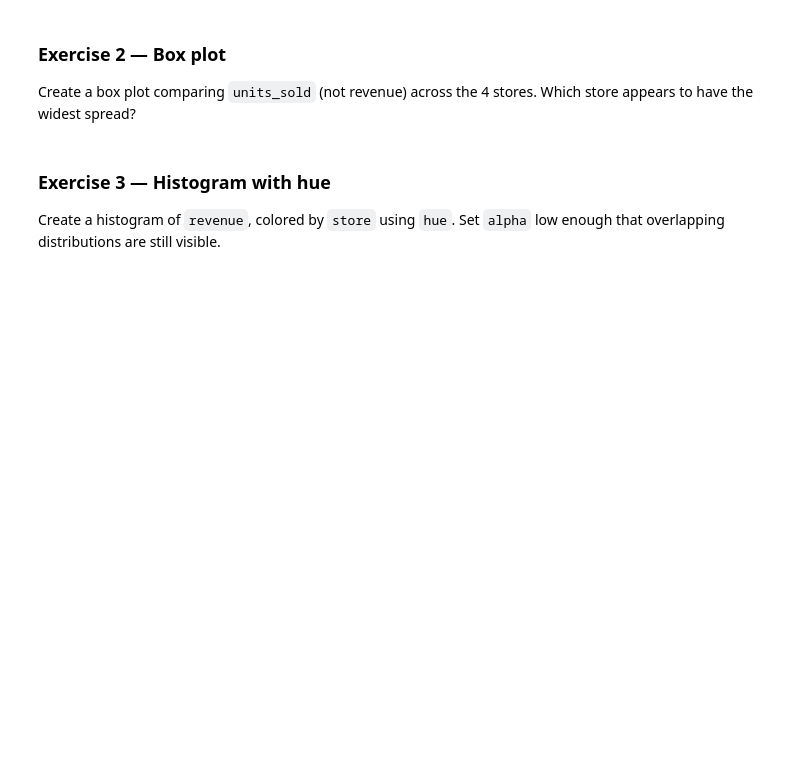
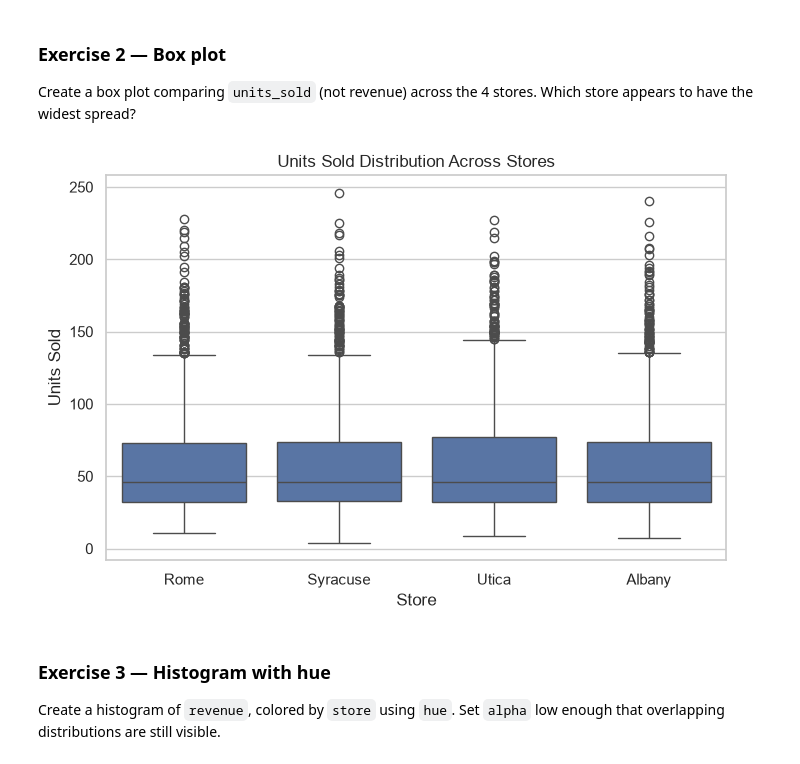
Before and after one commit to NicolasVA90/DSA_504_excercise, a Jupyter notebook: DSA504_Class9_Visualization_II_seaborn_upload.ipynb, the cells around one changed output. Saved outputs shown, nothing was run; the diff lists cells and outputs as text; code cells hidden in the pictures; blank space fills up the shorter version.

```diff
--- a/DSA504_Class9_Visualization_II_seaborn_upload.ipynb
+++ b/DSA504_Class9_Visualization_II_seaborn_upload.ipynb
@@ -146,7 +200,16 @@ Create a seaborn bar plot showing total (not average) `units_sold` per store. Re
 ### Exercise 2 — Box plot
 Create a box plot comparing `units_sold` (not revenue) across the 4 stores. Which store appears to have the widest spread?
 # %%
-# Exercise 2 — your code here
+# Exercise 2 — Box plot
+fig, ax = plt.subplots(figsize=(8, 5))
+sns.boxplot(data=sales, x="store", y="units_sold", ax=ax)
+# Inspecting the box heights and whisker spans reveals which store has the widest spread of units sold.
+ax.set_title("Units Sold Distribution Across Stores")
+ax.set_xlabel("Store")
+ax.set_ylabel("Units Sold")
+plt.show()
+# %% [output]
+[figure, added]
 # %% [markdown]
 ### Exercise 3 — Histogram with hue
 Create a histogram of `revenue`, colored by `store` using `hue`. Set `alpha` low enough that overlapping distributions are still visible.
```
Also changed, not shown: parts of 15 cells of this notebook.
